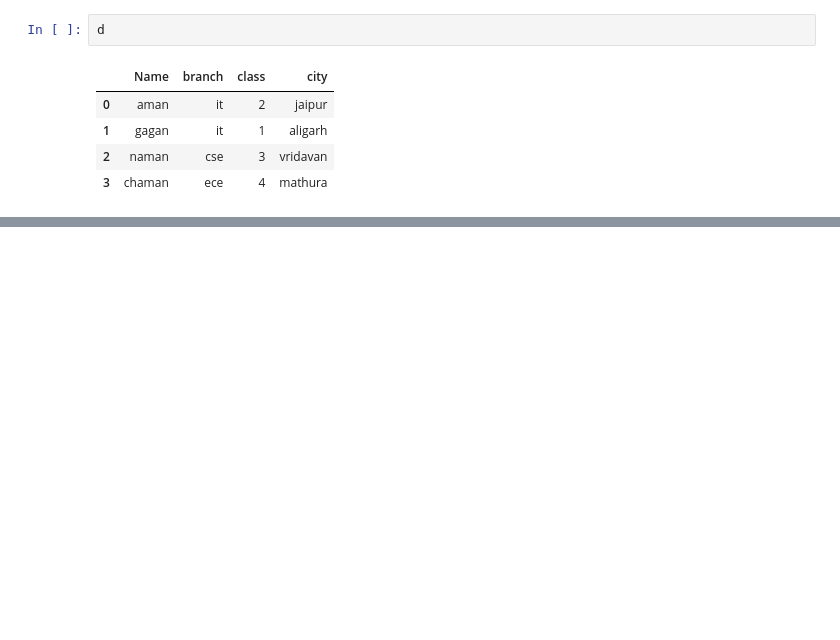
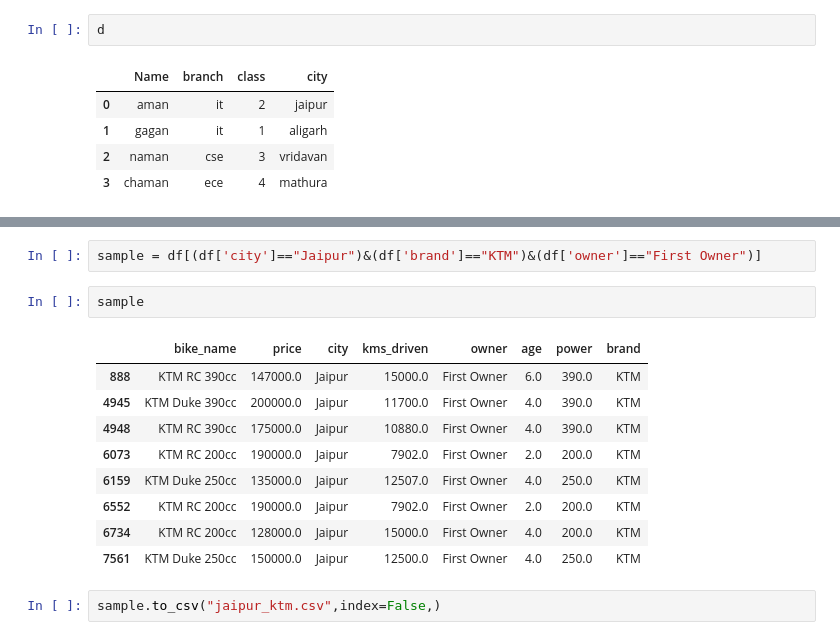
Before and after one commit to upflairs-pvt-ltd/jecrc-10-may2024, a Jupyter notebook: pandas.ipynb, the cells around one changed output, grey strips where cells are left out. Saved outputs shown, nothing was run; the diff lists cells and outputs as text; blank space fills up the shorter version.

```diff
--- a/pandas.ipynb
+++ b/pandas.ipynb
@@ -59,0 +279,16 @@ d
+# %%
+sample = df[(df['city']=="Jaipur")&(df['brand']=="KTM")&(df['owner']=="First Owner")]
+# %%
+sample
+# %% [output]
+|  | bike_name | price | city | kms_driven | owner | age | power | brand |
+| 888 | KTM RC 390cc | 147000.0 | Jaipur | 15000.0 | First Owner | 6.0 | 390.0 | KTM |
+| 4945 | KTM Duke 390cc | 200000.0 | Jaipur | 11700.0 | First Owner | 4.0 | 390.0 | KTM |
+| 4948 | KTM RC 390cc | 175000.0 | Jaipur | 10880.0 | First Owner | 4.0 | 390.0 | KTM |
+| 6073 | KTM RC 200cc | 190000.0 | Jaipur | 7902.0 | First Owner | 2.0 | 200.0 | KTM |
+| 6159 | KTM Duke 250cc | 135000.0 | Jaipur | 12507.0 | First Owner | 4.0 | 250.0 | KTM |
+| 6552 | KTM RC 200cc | 190000.0 | Jaipur | 7902.0 | First Owner | 2.0 | 200.0 | KTM |
+| 6734 | KTM RC 200cc | 128000.0 | Jaipur | 15000.0 | First Owner | 4.0 | 200.0 | KTM |
+| 7561 | KTM Duke 250cc | 150000.0 | Jaipur | 12500.0 | First Owner | 4.0 | 250.0 | KTM |
+# %%
+sample.to_csv("jaipur_ktm.csv",index=False,)
```
Also changed, not shown: parts of 25 cells of this notebook, 2 other files.
